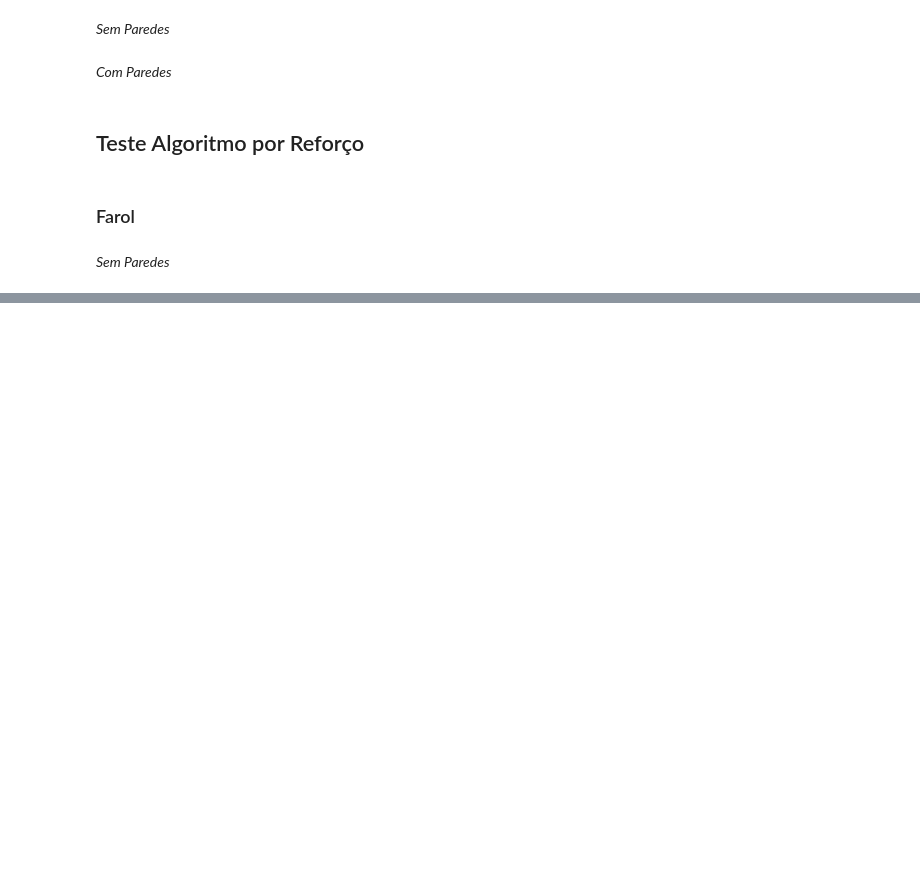
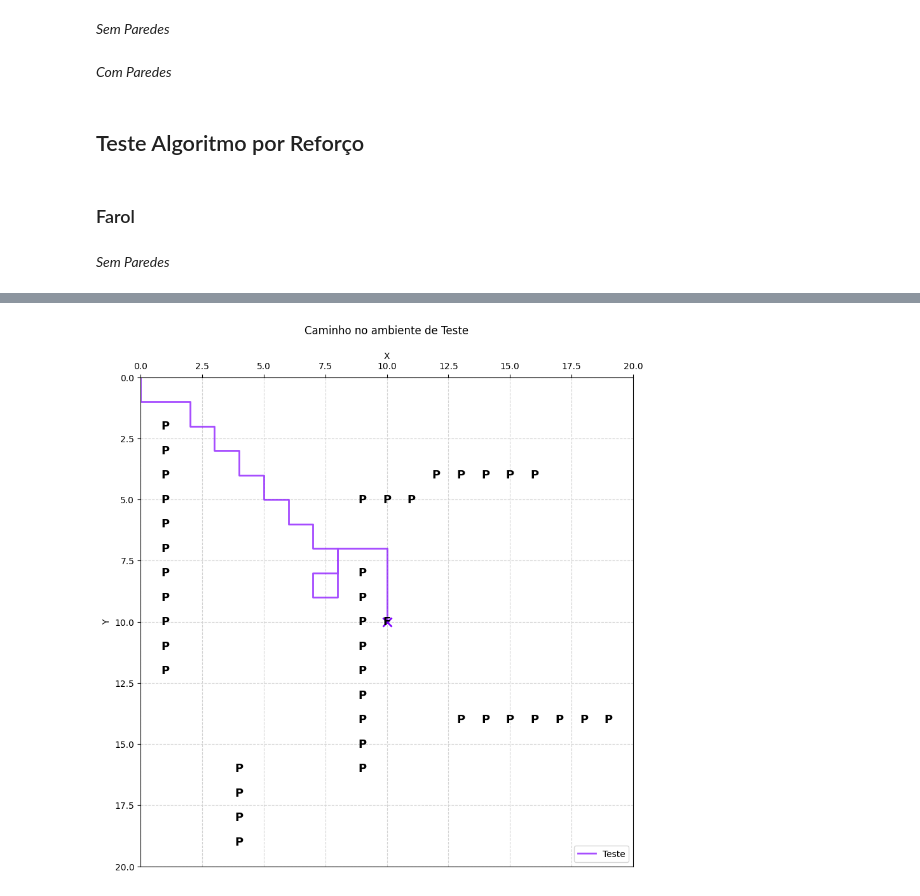
Before and after one commit to Biancs13/ProjetoAA, a Jupyter notebook: demo/Demo.ipynb, the cells around one changed output, grey strips where cells are left out. Cells and saved outputs as stored; diff of their text form; code cells hidden in the pictures; blank space fills up the shorter version.

```diff
--- a/demo/Demo.ipynb
+++ b/demo/Demo.ipynb
@@ -556,0 +456,11 @@ changeAmbiente("simulacao_recolecao_reforco_c.txt",ambiente_recolecao_com_parede
+# %%
+changeTest(ficheiro_controlador14)
+controlador14 = criarControlador(ficheiro_controlador14)
+controlador14.executa(False)
+motor14_1 = controlador14.criar_motor("reforco")
+agente14_1 = motor14_1.agentes[0]
+c8 = controlador14.melhores_caminhos[0]
+comportamentos = [reconstruir_caminho(agente14_1.posicaoAtual, agente14_1.angulo, c8) ]
+graficoCaminhos(comportamentos,motor14_1)
+# %% [output]
+[figure, added]
```
Also changed, not shown: parts of 47 cells of this notebook, 9 other files.
